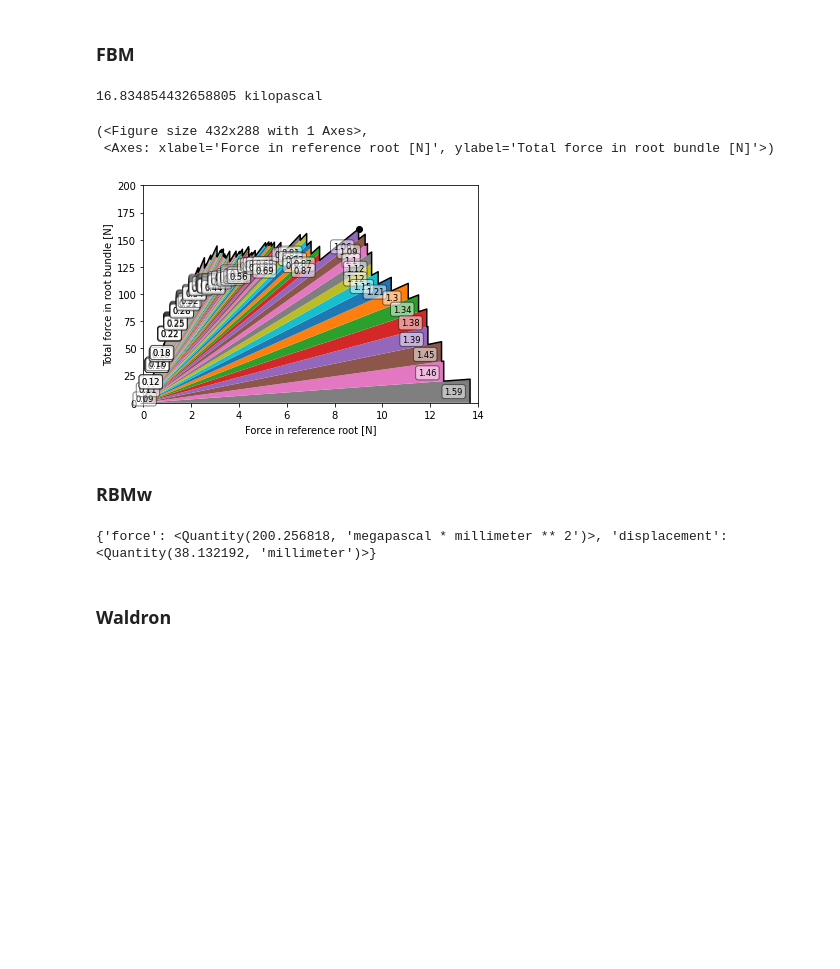
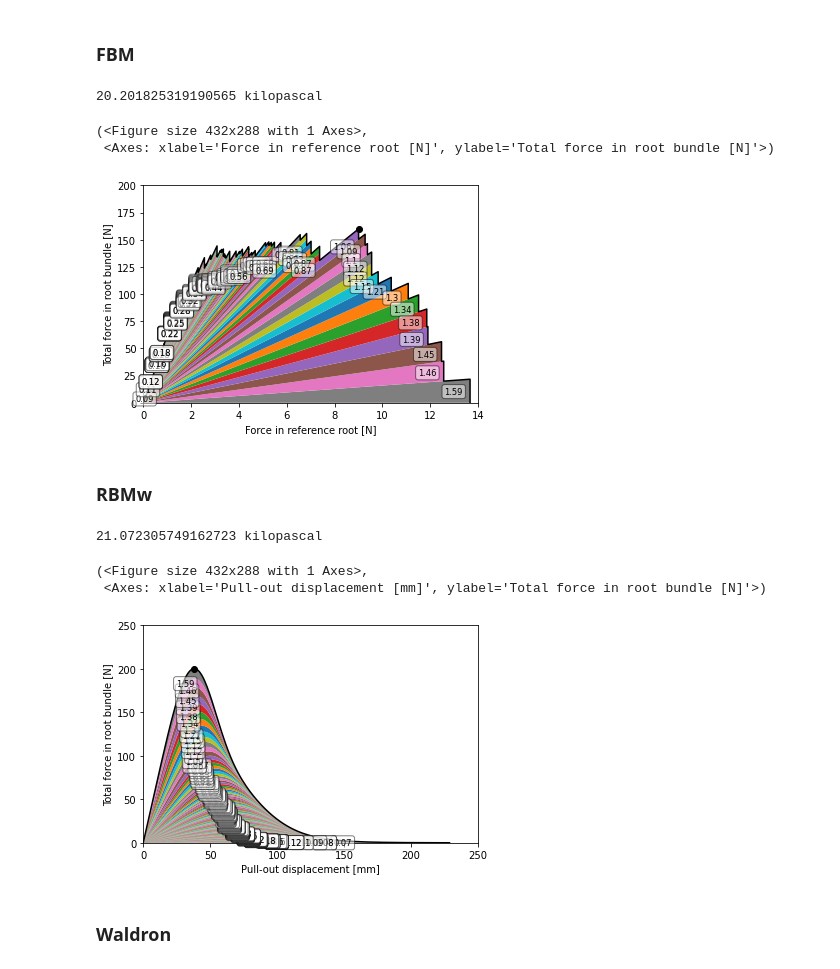
Before and after one commit to rootmemo/pyrootmemo, a Jupyter notebook: sbee2025/notebook_reinforcement.ipynb, the cells around one changed output. Cells and saved outputs as stored; diff of their text form; code cells hidden in the pictures; blank space fills up the shorter version.

```diff
--- a/sbee2025/notebook_reinforcement.ipynb
+++ b/sbee2025/notebook_reinforcement.ipynb
@@ -129,7 +144,7 @@ load_sharing = 1.0
 # create a Fbm model object
 fbm = Fbm(roots_experiment, load_sharing)
 # calculate and show the peak reinforcement (in kPa)
-peak_reinforcement = fbm.peak_reinforcement(failure_surface)
+peak_reinforcement = fbm.peak_reinforcement(failure_surface, k = 1.2)
 print(peak_reinforcement.to('kPa'))
 # show a plot demonstrating how the reinforcement mobilises
 # if `stack = True`, show all contributions of individual roots (can be labelled, e.g. by diameter)
@@ -138,7 +153,7 @@ fbm.plot(
     labels = [str(round(d, 2)) for d in roots_experiment.diameter.magnitude]
     )
 # %% [output]
-16.834854432658805 kilopascal
+20.201825319190565 kilopascal
 (<Figure size 432x288 with 1 Axes>,
  <Axes: xlabel='Force in reference root [N]', ylabel='Total force in root bundle [N]'>)
 [figure]
@@ -147,19 +162,22 @@ fbm.plot(
 # %%
 # define the Weibull shape parameter
 weibull_shape = 4.0
 # create a Rbmw model object
 rbmw = Rbmw(roots_experiment, weibull_shape)
 # # calculate and show the peak reinforcement (in kPa)
 peak = rbmw.peak_reinforcement(failure_surface)
 print(peak['reinforcement'].to('kPa'))
-# # show a plot demonstrating how the force in the bundle mobilises with displacement
-# # if `stack = True`, show all contributions of individual roots (can be labelled, e.g. by diameter)
-# rbmw.plot(
-#     stack = True,
-#     labels = [str(round(d, 2)) for d in roots_experiment.diameter.magnitude]
-#     )
+# show a plot demonstrating how the force in the bundle mobilises with displacement
+# if `stack = True`, show all contributions of individual roots (can be labelled, e.g. by diameter)
+rbmw.plot(
+    stack = True,
+    labels = [str(round(d, 2)) for d in roots_experiment.diameter.magnitude]
+    )
 # %% [output]
-{'force': <Quantity(200.256818, 'megapascal * millimeter ** 2')>, 'displacement': <Quantity(38.132192, 'millimeter')>}
+21.072305749162723 kilopascal
+(<Figure size 432x288 with 1 Axes>,
+ <Axes: xlabel='Pull-out displacement [mm]', ylabel='Total force in root bundle [N]'>)
+[figure, added]
 # %% [markdown]
 ### Waldron
 # %%
```
Also changed, not shown: parts of 4 cells of this notebook, 4 other files.
